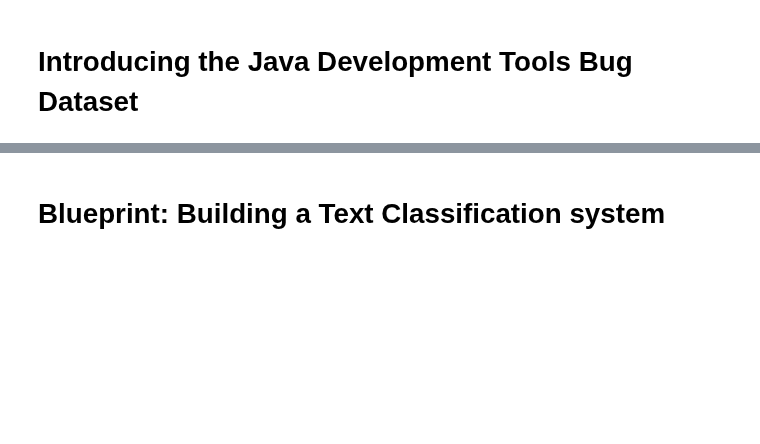
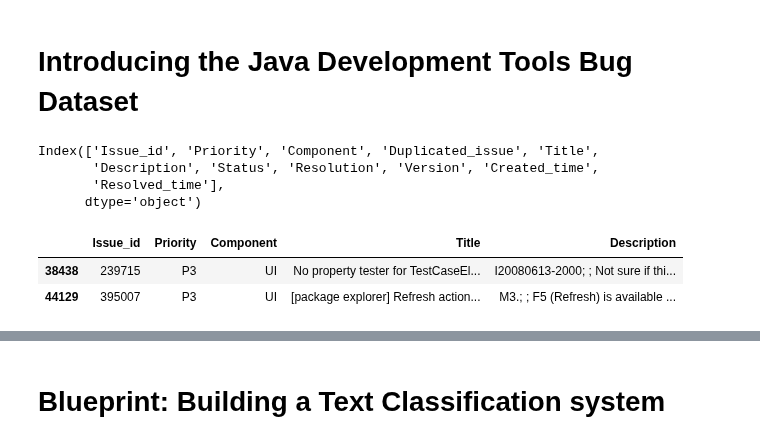
Before and after one commit to blueprints-for-text-analytics-python/blueprints-text, a Jupyter notebook: ch06/Text_Classification.ipynb, the cells around one changed output, grey strips where cells are left out. Cells and saved outputs as stored; diff of their text form; code cells hidden in the pictures; blank space fills up the shorter version.

Commit message:
Changes to load data in Colab

```diff
--- a/ch06/Text_Classification.ipynb
+++ b/ch06/Text_Classification.ipynb
@@ -42,3 +36,19 @@ Files will be searched relative to "..".
+# %%
+%run "$BASE_DIR/settings.py"
+
+%reload_ext autoreload
+%autoreload 2
+%config InlineBackend.figure_format = 'png'
+
+# to print output of all statements and not just the last
+from IPython.core.interactiveshell import InteractiveShell
+InteractiveShell.ast_node_interactivity = "all"
+
+# otherwise text between $ signs will be interpreted as formula and printed in italic
+pd.set_option('display.html.use_mathjax', False)
+
+# path to import blueprints packages
+sys.path.append(BASE_DIR + '/packages')
 # %%
 import matplotlib.pyplot as plt
 import html
@@ -60,9 +70,19 @@ from sklearn.dummy import DummyClassifier
 # %% [markdown]
 # Introducing the Java Development Tools Bug Dataset
 # %%
-df = pd.read_csv('../data/jdt-bugs-dataset/eclipse_jdt.csv.gz')
+file = "eclipse_jdt.csv"
+file = f"{BASE_DIR}/data/jdt-bugs-dataset/eclipse_jdt.csv.gz" ### real location
+df = pd.read_csv(file)
 print (df.columns)
 df[['Issue_id','Priority','Component','Title','Description']].sample(2, random_state=42)
+# %% [output]
+Index(['Issue_id', 'Priority', 'Component', 'Duplicated_issue', 'Title',
+       'Description', 'Status', 'Resolution', 'Version', 'Created_time',
+       'Resolved_time'],
+      dtype='object')
+|  | Issue_id | Priority | Component | Title | Description |
+| 38438 | 239715 | P3 | UI | No property tester for TestCaseEl... | I20080613-2000; ; Not sure if thi... |
+| 44129 | 395007 | P3 | UI | [package explorer] Refresh action... | M3.; ; F5 (Refresh) is available ... |
 # %%
 df = df.drop(columns=['Duplicated_issue']) ###
 pd.set_option('display.max_colwidth', -1)
```
Also changed, not shown: parts of 18 cells of this notebook, 1 other file.
